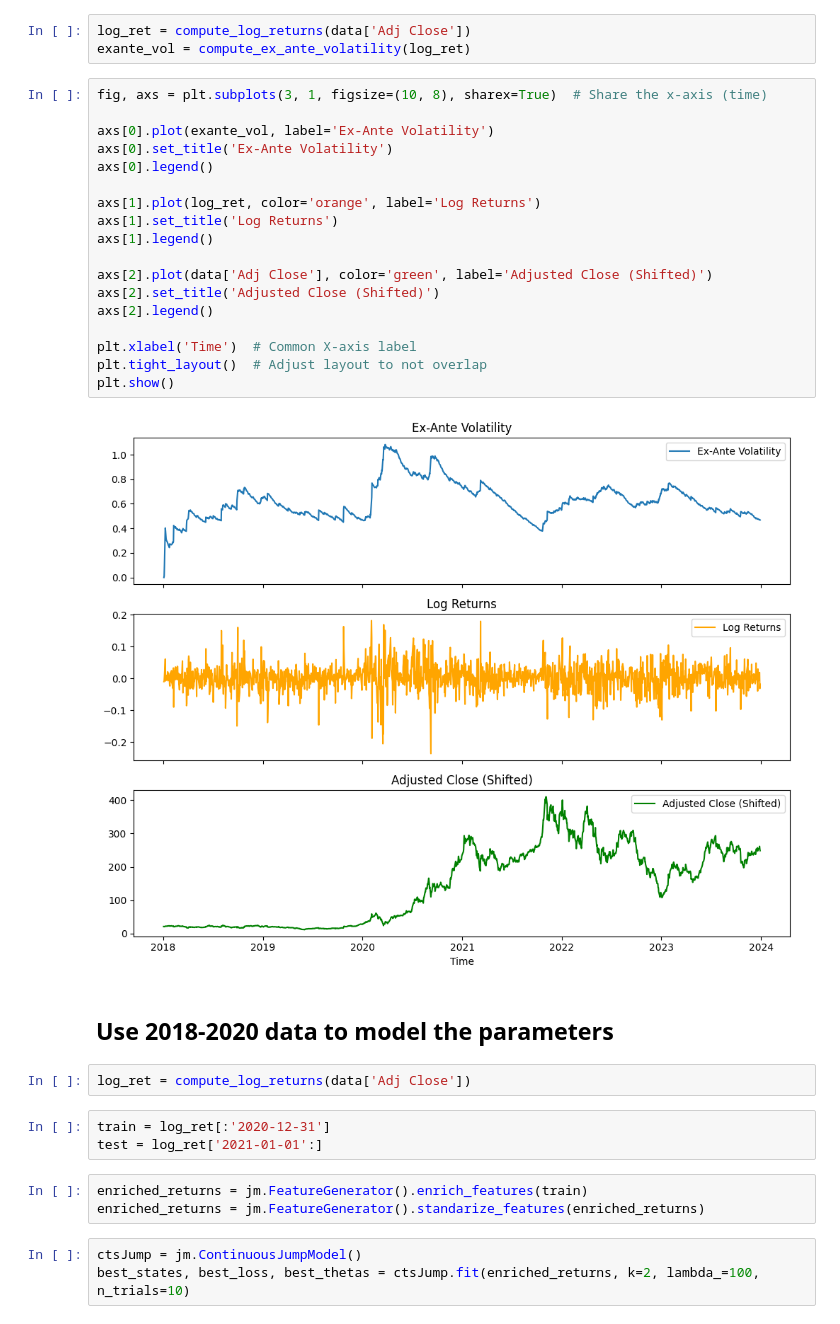
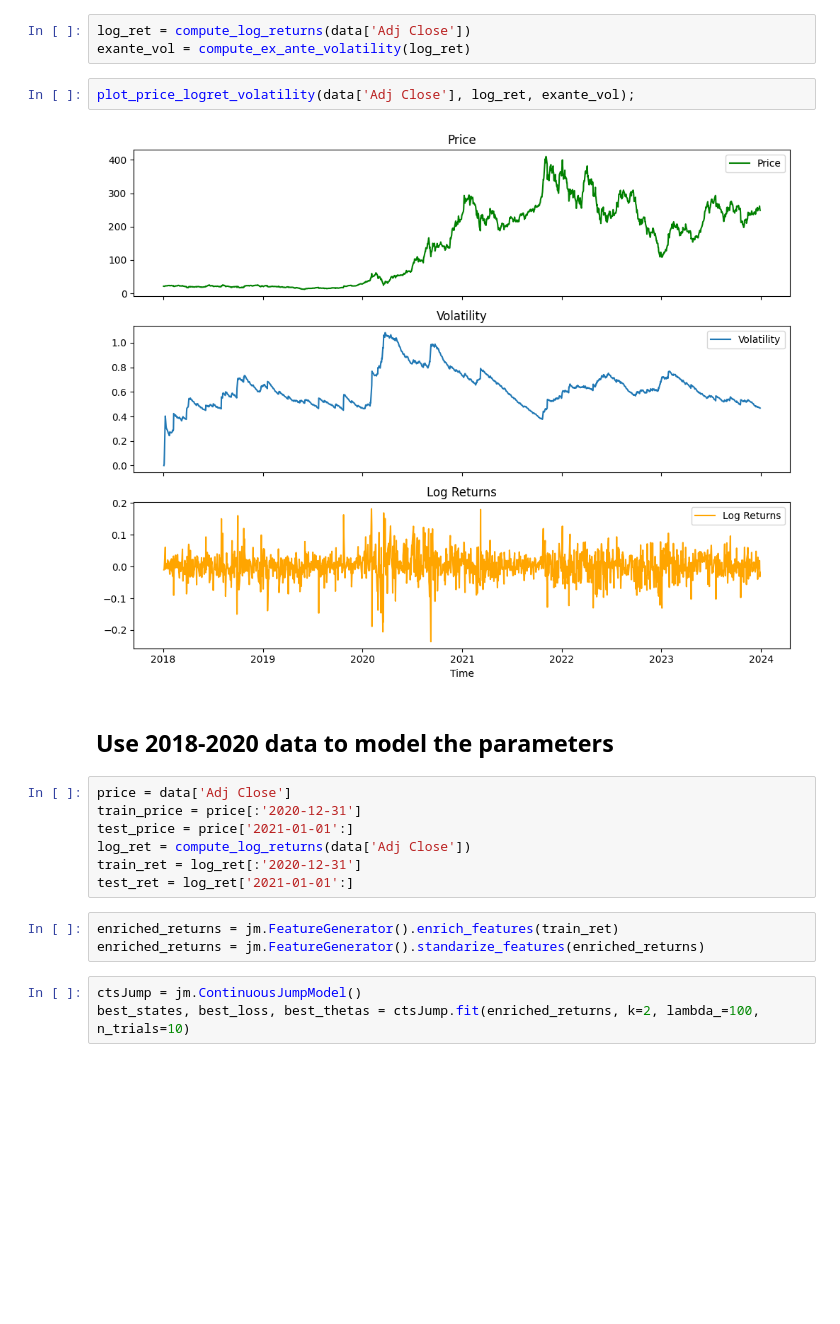
Before and after one commit to YimingZhang07/quantbullet, a Jupyter notebook: docs/research/momentum_dev.ipynb, the cells around one changed output. Cells and saved outputs as stored; diff of their text form; blank space fills up the shorter version.

```diff
--- a/docs/research/momentum_dev.ipynb
+++ b/docs/research/momentum_dev.ipynb
@@ -34,35 +46,21 @@ data = yf.download(ticker_symbol, start="2018-01-01", end="2023-12-31")
 # %%
 log_ret = compute_log_returns(data['Adj Close'])
 exante_vol = compute_ex_ante_volatility(log_ret)
-# %%
-fig, axs = plt.subplots(3, 1, figsize=(10, 8), sharex=True)  # Share the x-axis (time)
-
-axs[0].plot(exante_vol, label='Ex-Ante Volatility')
-axs[0].set_title('Ex-Ante Volatility')
-axs[0].legend()
-
-axs[1].plot(log_ret, color='orange', label='Log Returns')
-axs[1].set_title('Log Returns')
-axs[1].legend()
-
-axs[2].plot(data['Adj Close'], color='green', label='Adjusted Close (Shifted)')
-axs[2].set_title('Adjusted Close (Shifted)')
-axs[2].legend()
-
-plt.xlabel('Time')  # Common X-axis label
-plt.tight_layout()  # Adjust layout to not overlap
-plt.show()
-# %% [output]
-[figure, removed]
+# %%
+plot_price_logret_volatility(data['Adj Close'], log_ret, exante_vol);
+# %% [output]
+[figure, added]
 # %% [markdown]
 ## Use 2018-2020 data to model the parameters
-# %%
-log_ret = compute_log_returns(data['Adj Close'])
-# %%
-train = log_ret[:'2020-12-31']
-test = log_ret['2021-01-01':]
+# %%
+price = data['Adj Close']
+train_price = price[:'2020-12-31']
+test_price = price['2021-01-01':]
+log_ret = compute_log_returns(data['Adj Close'])
+train_ret = log_ret[:'2020-12-31']
+test_ret = log_ret['2021-01-01':]
 # %%
-enriched_returns = jm.FeatureGenerator().enrich_features(train)
+enriched_returns = jm.FeatureGenerator().enrich_features(train_ret)
 enriched_returns = jm.FeatureGenerator().standarize_features(enriched_returns)
 # %%
 ctsJump = jm.ContinuousJumpModel()
```
Also changed, not shown: parts of 35 cells of this notebook, 2 other files.
